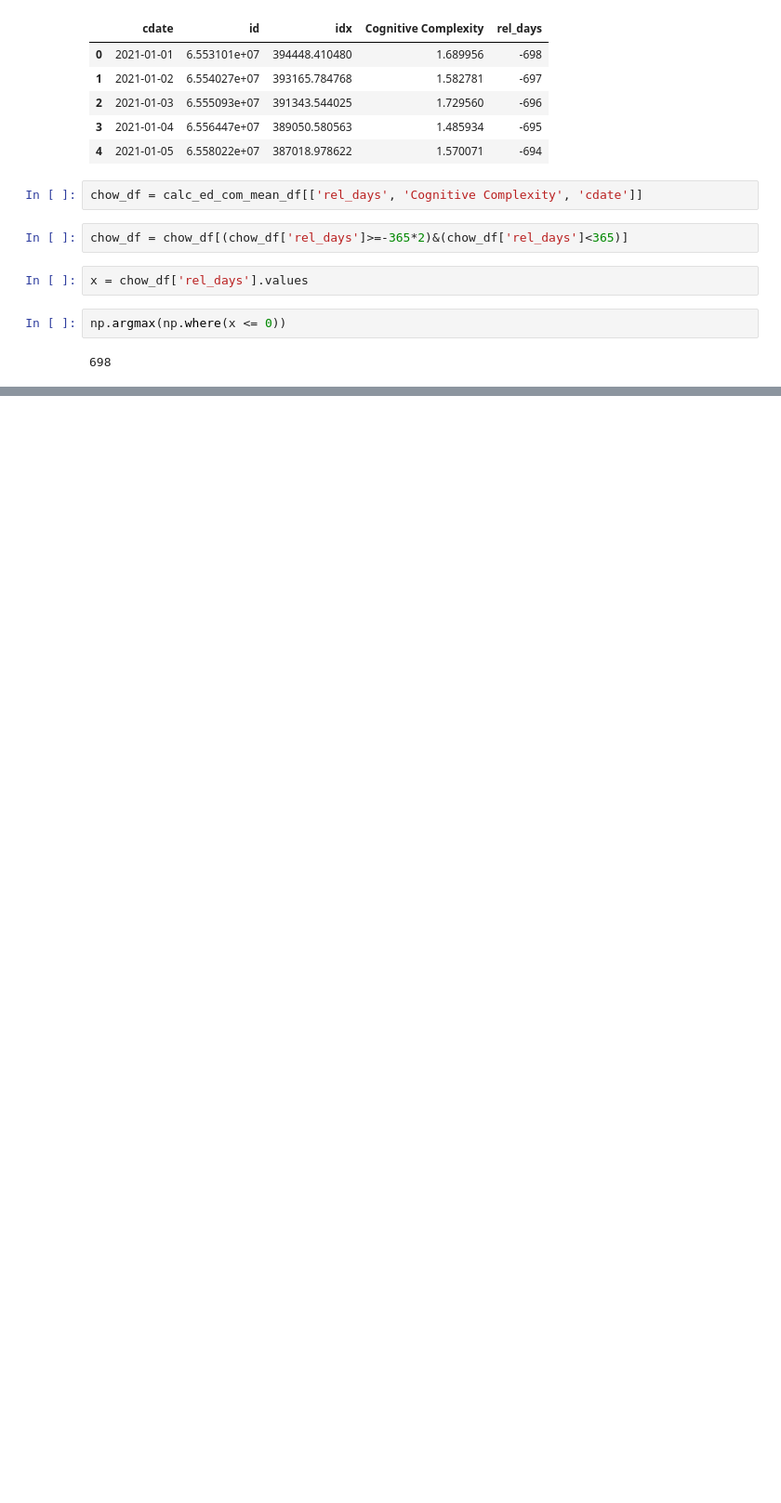
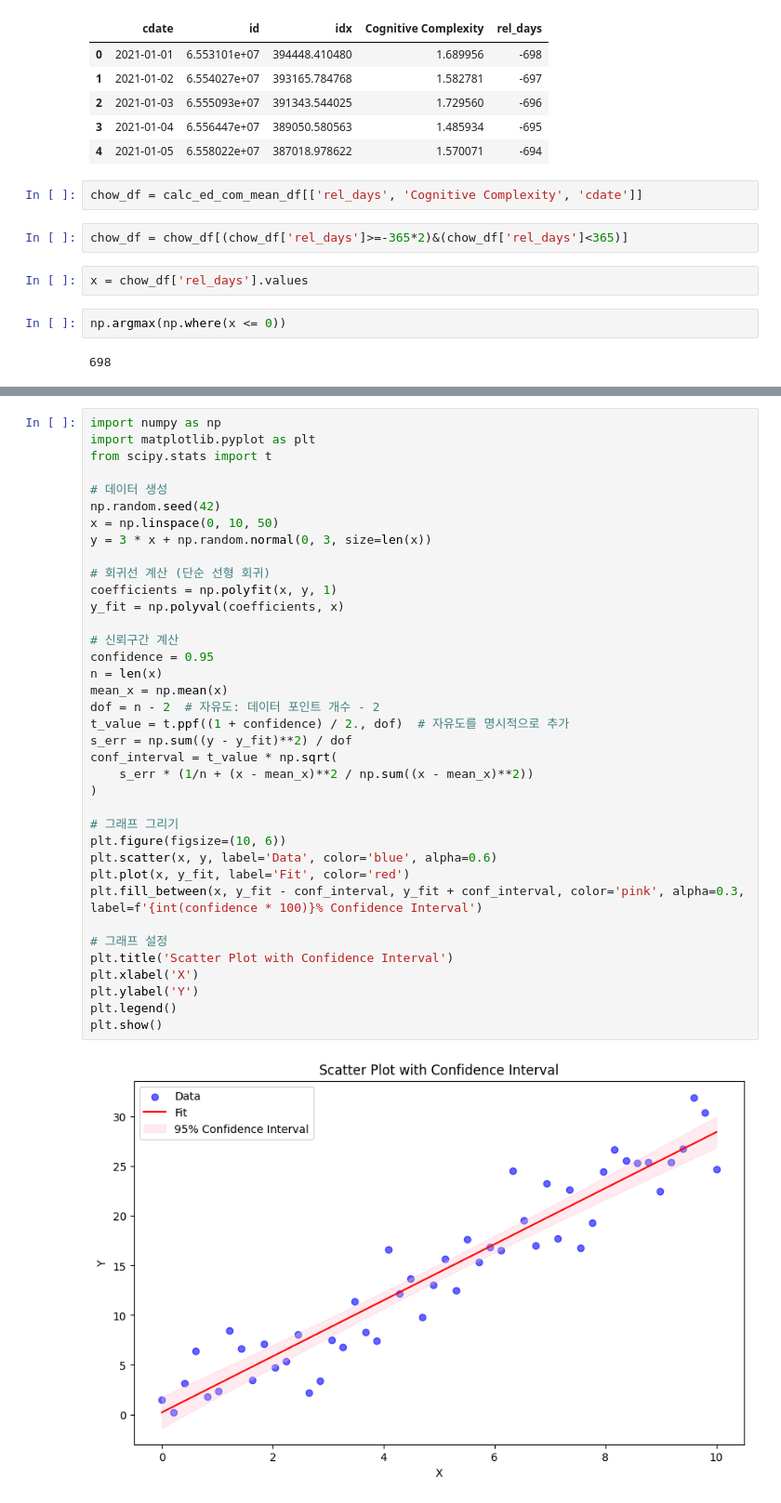
Before and after one commit to boysbeanxious/stackoverflow_src, a Jupyter notebook: complexity/4_cognitive_complexity_discontinuity.ipynb, the cells around one changed output, grey strips where cells are left out. Shown at 93% size. Drawn from its saved outputs; the diff is of its cells as text; blank space fills up the shorter version.

```diff
--- a/complexity/4_cognitive_complexity_discontinuity.ipynb
+++ b/complexity/4_cognitive_complexity_discontinuity.ipynb
@@ -329,0 +416,39 @@ chow_df[chow_df['rel_days']>=-365]
+# %%
+import numpy as np
+import matplotlib.pyplot as plt
+from scipy.stats import t
+
+# 데이터 생성
+np.random.seed(42)
+x = np.linspace(0, 10, 50)
+y = 3 * x + np.random.normal(0, 3, size=len(x))
+
+# 회귀선 계산 (단순 선형 회귀)
+coefficients = np.polyfit(x, y, 1)
+y_fit = np.polyval(coefficients, x)
+
+# 신뢰구간 계산
+confidence = 0.95
+n = len(x)
+mean_x = np.mean(x)
+dof = n - 2  # 자유도: 데이터 포인트 개수 - 2
+t_value = t.ppf((1 + confidence) / 2., dof)  # 자유도를 명시적으로 추가
+s_err = np.sum((y - y_fit)**2) / dof
+conf_interval = t_value * np.sqrt(
+    s_err * (1/n + (x - mean_x)**2 / np.sum((x - mean_x)**2))
+)
+
+# 그래프 그리기
+plt.figure(figsize=(10, 6))
+plt.scatter(x, y, label='Data', color='blue', alpha=0.6)
+plt.plot(x, y_fit, label='Fit', color='red')
+plt.fill_between(x, y_fit - conf_interval, y_fit + conf_interval, color='pink', alpha=0.3, label=f'{int(confidence * 100)}% Confidence Interval')
+
+# 그래프 설정
+plt.title('Scatter Plot with Confidence Interval')
+plt.xlabel('X')
+plt.ylabel('Y')
+plt.legend()
+plt.show()
+# %% [output]
+[figure, added]
```
Also changed, not shown: parts of 5 cells of this notebook, 7 other files.
